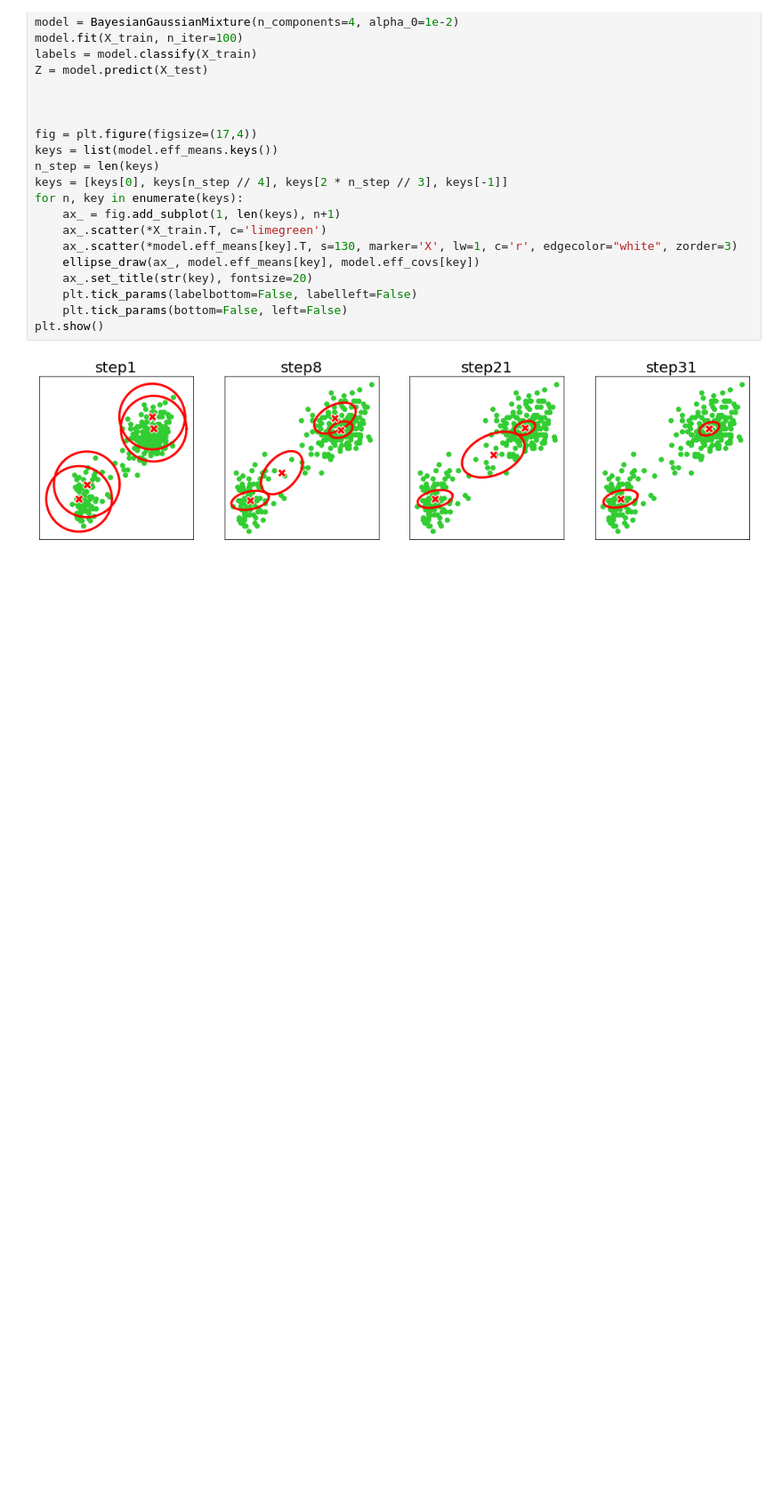
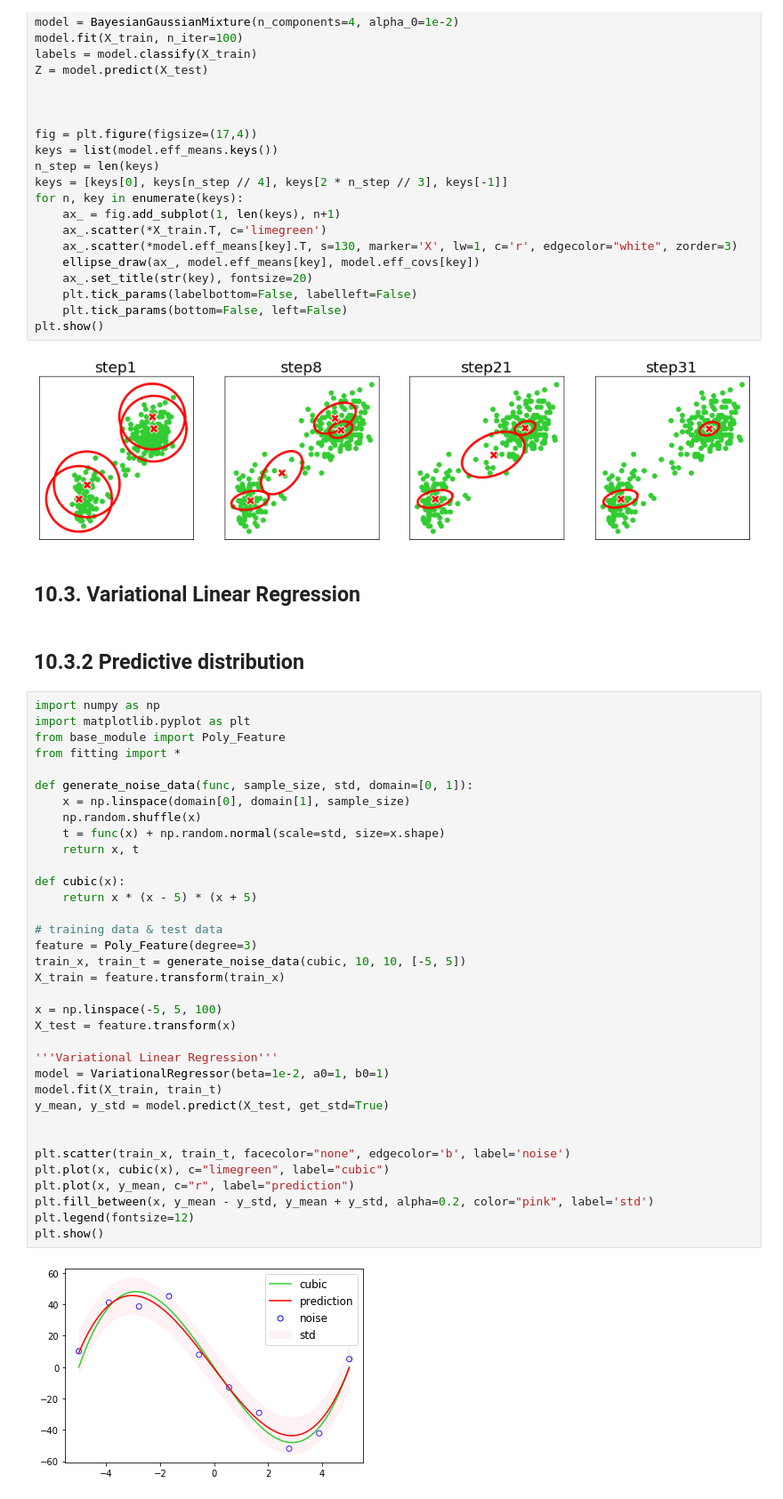
Before and after one commit to oilneck/prml_python, a Jupyter notebook: Notebook/chapter10.ipynb, the cells around one changed output. Shown at 89% size. Saved outputs shown, nothing was run; the diff lists cells and outputs as text; blank space fills up the shorter version.

```diff
--- a/Notebook/chapter10.ipynb
+++ b/Notebook/chapter10.ipynb
@@ -145,3 +145,44 @@ for n, key in enumerate(keys):
 plt.show()
 # %% [output]
 [figure]
+# %% [markdown]
+## 10.3. Variational Linear Regression
+# %% [markdown]
+## 10.3.2 Predictive distribution
+# %%
+import numpy as np
+import matplotlib.pyplot as plt
+from base_module import Poly_Feature
+from fitting import *
+
+def generate_noise_data(func, sample_size, std, domain=[0, 1]):
+    x = np.linspace(domain[0], domain[1], sample_size)
+    np.random.shuffle(x)
+    t = func(x) + np.random.normal(scale=std, size=x.shape)
+    return x, t
+
+def cubic(x):
+    return x * (x - 5) * (x + 5)
+
+# training data & test data
+feature = Poly_Feature(degree=3)
+train_x, train_t = generate_noise_data(cubic, 10, 10, [-5, 5])
+X_train = feature.transform(train_x)
+
+x = np.linspace(-5, 5, 100)
+X_test = feature.transform(x)
+
+'''Variational Linear Regression'''
+model = VariationalRegressor(beta=1e-2, a0=1, b0=1)
+model.fit(X_train, train_t)
+y_mean, y_std = model.predict(X_test, get_std=True)
+
+
+plt.scatter(train_x, train_t, facecolor="none", edgecolor='b', label='noise')
+plt.plot(x, cubic(x), c="limegreen", label="cubic")
+plt.plot(x, y_mean, c="r", label="prediction")
+plt.fill_between(x, y_mean - y_std, y_mean + y_std, alpha=0.2, color="pink", label='std')
+plt.legend(fontsize=12)
+plt.show()
+# %% [output]
+[figure, added]
```
Also changed, not shown: parts of 2 cells of this notebook.
